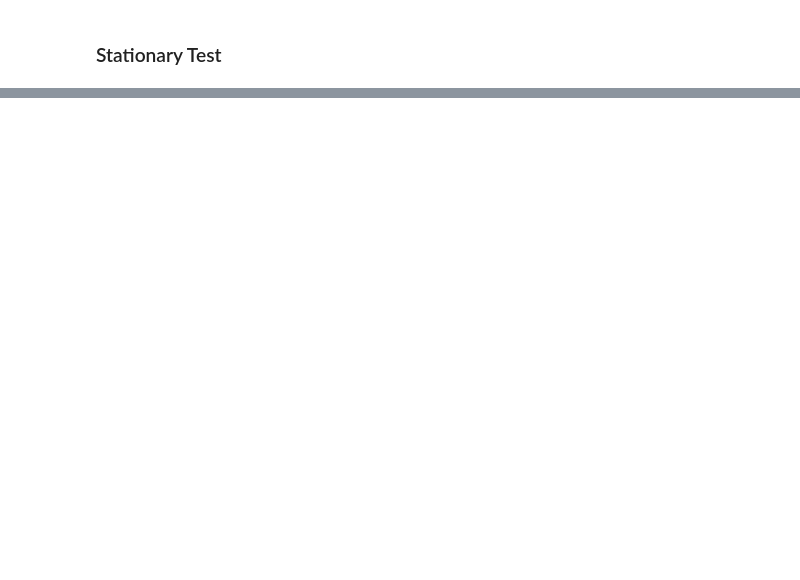
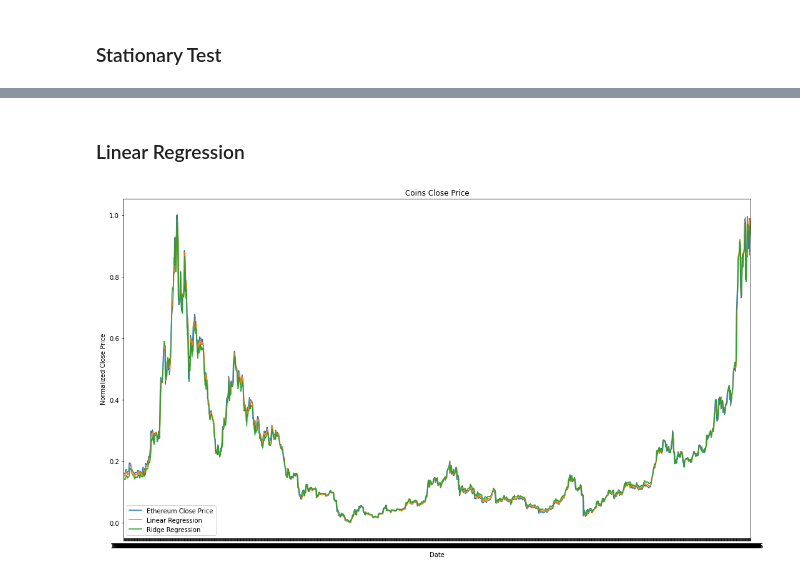
Before and after one commit to jcalvesoliveira/crypto-deep-learning, a Jupyter notebook: notebooks/1.0-initial-data-exploration.ipynb, the cells around one changed output, grey strips where cells are left out. Drawn from its saved outputs; the diff is of its cells as text; code cells hidden in the pictures; blank space fills up the shorter version.

Commit message:
adding more models

```diff
--- a/notebooks/1.0-initial-data-exploration.ipynb
+++ b/notebooks/1.0-initial-data-exploration.ipynb
@@ -368,0 +375,7 @@ adf: 1.0059, p-value: 0.9943, usedlag: 22, nobs: 1254, critical_values: {'1%': -
+# %%
+model_cols = ['norm__bitcoin_open', 'norm__cardano_open', 'norm__ethereum_open']
+model_cols_id = [feature_names.index(col) for col in model_cols]
+X_train = train[:,model_cols_id]
+y_train = train[:,feature_names.index('norm__ethereum_close')]
+X_test = test[:,model_cols_id]
+y_test = test[:,feature_names.index('norm__ethereum_close')]
@@ -368,0 +400,35 @@ adf: 1.0059, p-value: 0.9943, usedlag: 22, nobs: 1254, critical_values: {'1%': -
+# %% [markdown]
+### Linear Regression
+# %%
+model = LinearRegression()
+model.fit(X_train, y_train)
+linear_predictions_train = model.predict(X_train)
+linear_predictions_test = model.predict(X_test)
+
+model = Ridge()
+model.fit(X_train, y_train)
+ridge_predictions_train = model.predict(X_train)
+ridge_predictions_test = model.predict(X_test)
+# %%
+fig, ax = plt.subplots(figsize=(18, 10))
+
+ax.plot(train[:, -1],
+        train[:, feature_names.index(f'norm__ethereum_close')],
+        label="Ethereum Close Price")
+ax.plot(train[:, -1],
+        linear_predictions_train,
+        label="Linear Regression")
+ax.plot(train[:, -1],
+        ridge_predictions_train,
+        label="Ridge Regression")
+ax.set(xlabel="Date",
+       ylabel="Normalized Close Price",
+       title="Coins Close Price",
+       xlim=[min(train[:, -1]), max(train[:, -1])])
+ax.legend(loc='best')
+
+date_form = DateFormatter("%Y-%m")
+ax.xaxis.set_major_formatter(date_form)
+plt.show()
+# %% [output]
+[figure, added]
```
Also changed, not shown: parts of 14 cells of this notebook.
